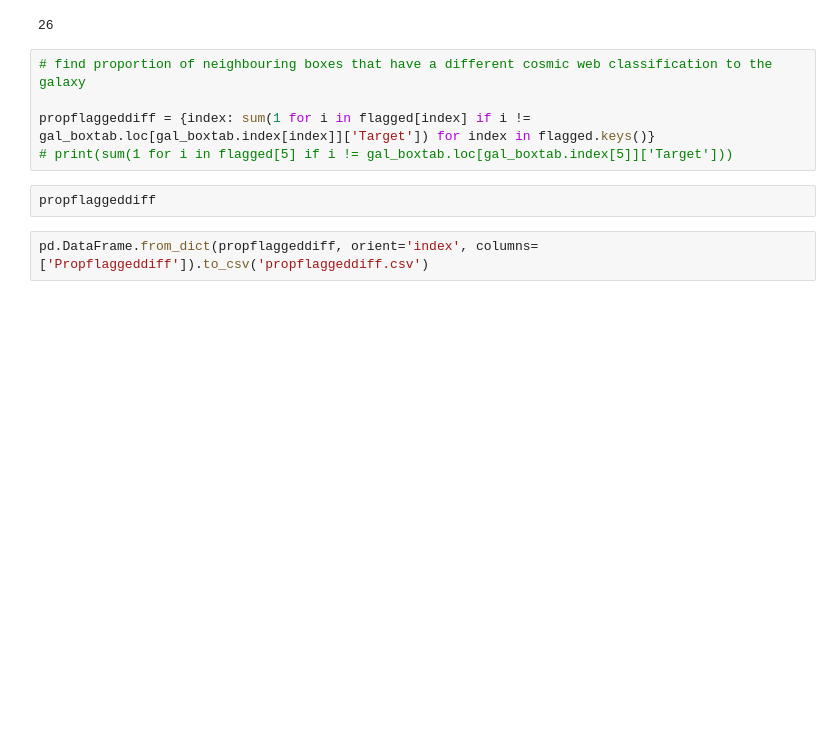
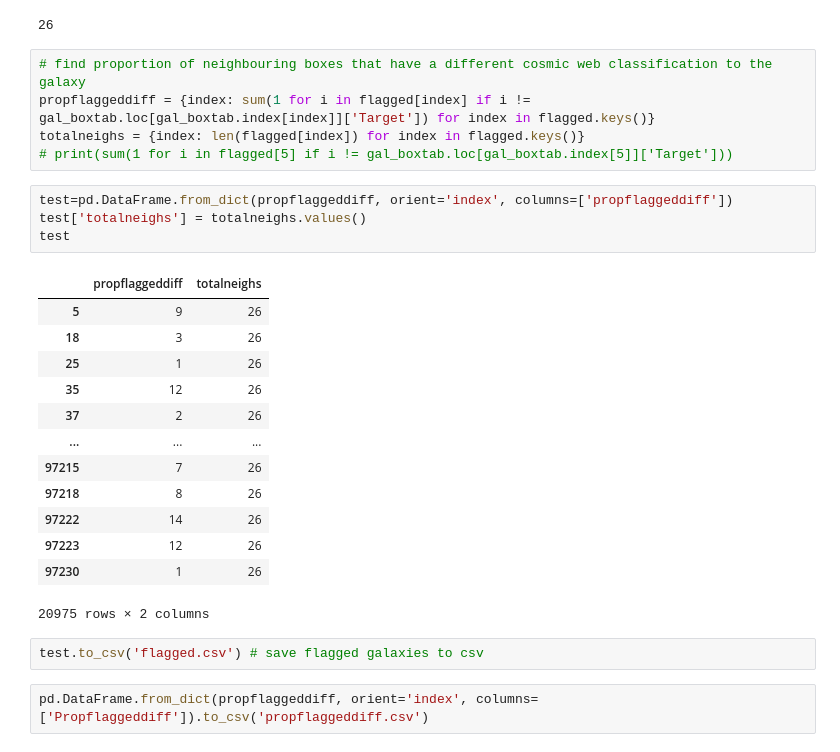
Before and after one commit to jdpkololgi/Illustris, a Jupyter notebook: potential_field.ipynb, the cells around one changed output. Cells and saved outputs as stored; diff of their text form; blank space fills up the shorter version.

```diff
--- a/potential_field.ipynb
+++ b/potential_field.ipynb
@@ -261,11 +263,29 @@ len(flagged[5])
 26
 # %%
 # find proportion of neighbouring boxes that have a different cosmic web classification to the galaxy
-
 propflaggeddiff = {index: sum(1 for i in flagged[index] if i != gal_boxtab.loc[gal_boxtab.index[index]]['Target']) for index in flagged.keys()}
+totalneighs = {index: len(flagged[index]) for index in flagged.keys()}
 # print(sum(1 for i in flagged[5] if i != gal_boxtab.loc[gal_boxtab.index[5]]['Target']))
-# %%
-propflaggeddiff
+# %%
+test=pd.DataFrame.from_dict(propflaggeddiff, orient='index', columns=['propflaggeddiff'])
+test['totalneighs'] = totalneighs.values()
+test
+# %% [output]
+|  | propflaggeddiff | totalneighs |
+| 5 | 9 | 26 |
+| 18 | 3 | 26 |
+| 25 | 1 | 26 |
+| 35 | 12 | 26 |
+| 37 | 2 | 26 |
+| ... | ... | ... |
+| 97215 | 7 | 26 |
+| 97218 | 8 | 26 |
+| 97222 | 14 | 26 |
+| 97223 | 12 | 26 |
+| 97230 | 1 | 26 |
+20975 rows × 2 columns
+# %%
+test.to_csv('flagged.csv') # save flagged galaxies to csv
 # %%
 pd.DataFrame.from_dict(propflaggeddiff, orient='index', columns=['Propflaggeddiff']).to_csv('propflaggeddiff.csv')
 # %%
```
Also changed, not shown: parts of 5 cells of this notebook, 5 other files.
